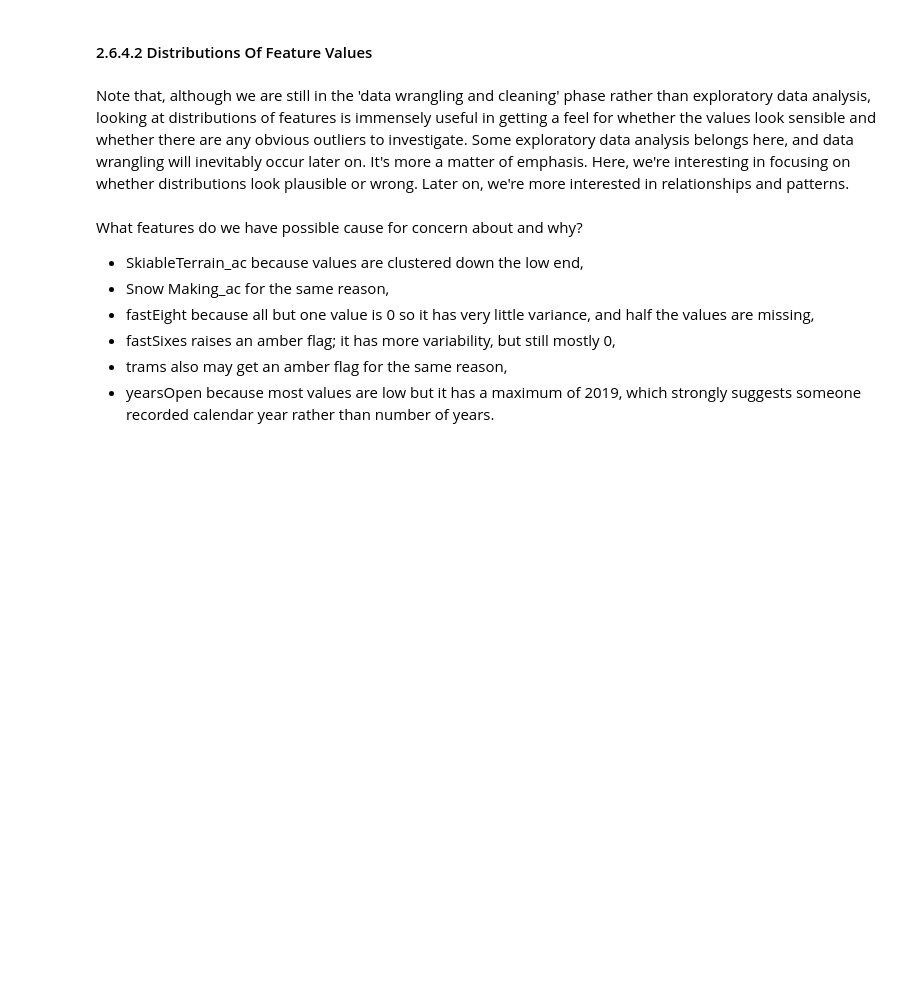
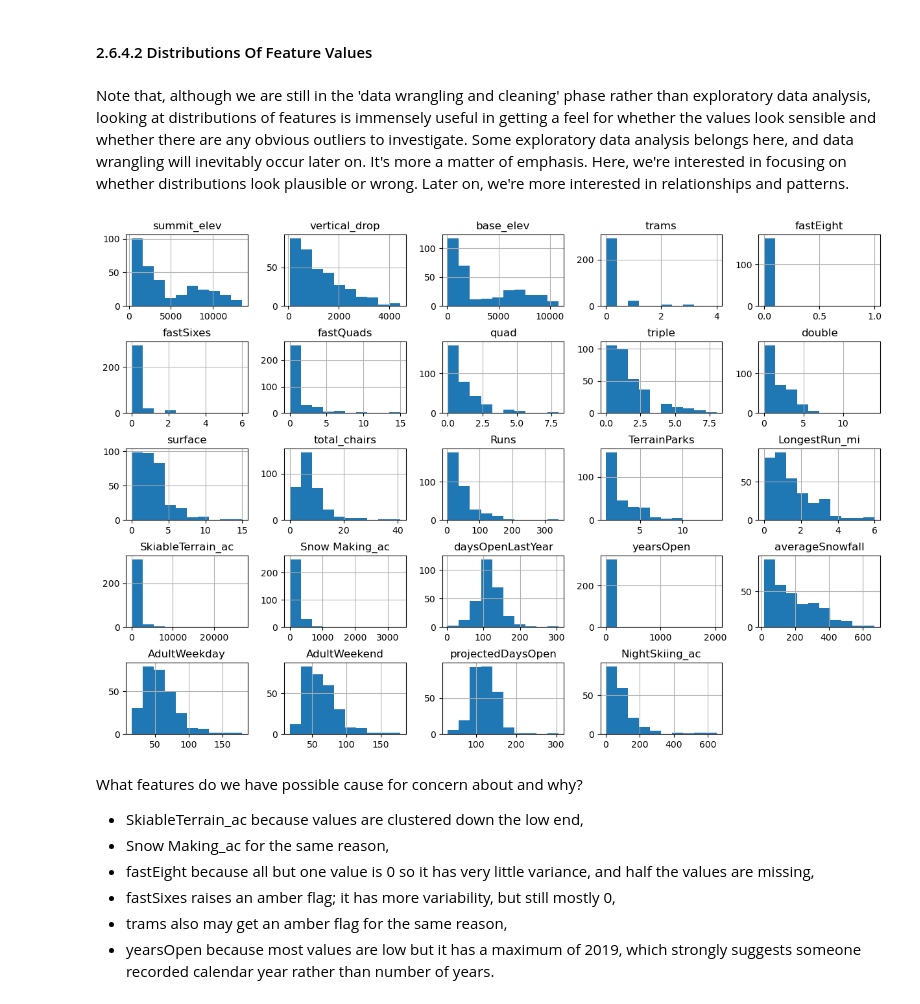
Before and after one commit to raechiang/DataScienceGuidedCapstone, a Jupyter notebook: Notebooks/02_data_wrangling.ipynb, the cells around one changed output. Cells and saved outputs as stored; diff of their text form; code cells hidden in the pictures; blank space fills up the shorter version.

```diff
--- a/Notebooks/02_data_wrangling.ipynb
+++ b/Notebooks/02_data_wrangling.ipynb
@@ -501,16 +501,18 @@ Just over 82% of resorts have no missing ticket price, 3% are missing one value,
 # %% [markdown]
 #### 2.6.4.2 Distributions Of Feature Values<a id='2.6.4.2_Distributions_Of_Feature_Values'></a>
 # %% [markdown]
-Note that, although we are still in the 'data wrangling and cleaning' phase rather than exploratory data analysis, looking at distributions of features is immensely useful in getting a feel for whether the values look sensible and whether there are any obvious outliers to investigate. Some exploratory data analysis belongs here, and data wrangling will inevitably occur later on. It's more a matter of emphasis. Here, we're interesting in focusing on whether distributions look plausible or wrong. Later on, we're more interested in relationships and patterns.
+Note that, although we are still in the 'data wrangling and cleaning' phase rather than exploratory data analysis, looking at distributions of features is immensely useful in getting a feel for whether the values look sensible and whether there are any obvious outliers to investigate. Some exploratory data analysis belongs here, and data wrangling will inevitably occur later on. It's more a matter of emphasis. Here, we're interested in focusing on whether distributions look plausible or wrong. Later on, we're more interested in relationships and patterns.
 # %%
 #Code task 18#
 #Call ski_data's `hist` method to plot histograms of each of the numeric features
 #Try passing it an argument figsize=(15,10)
-#Try calling plt.subplots_adjust() with an argument hspace=0.5 to adjust the spacing
+#Try calling plt.subplots_adjust() with an argument hspace=0.5 to adjust the spacing between plots
 #It's important you create legible and easy-to-read plots
-ski_data.___(___)
-#plt.subplots_adjust(hspace=___);
+ski_data.hist(figsize=(15,10))
+plt.subplots_adjust(hspace=0.5);
 #Hint: notice how the terminating ';' "swallows" some messy output and leads to a tidier notebook
+# %% [output]
+[figure, added]
 # %% [markdown]
 What features do we have possible cause for concern about and why?
 
```
Also changed, not shown: parts of 31 cells of this notebook, 2 other files.
